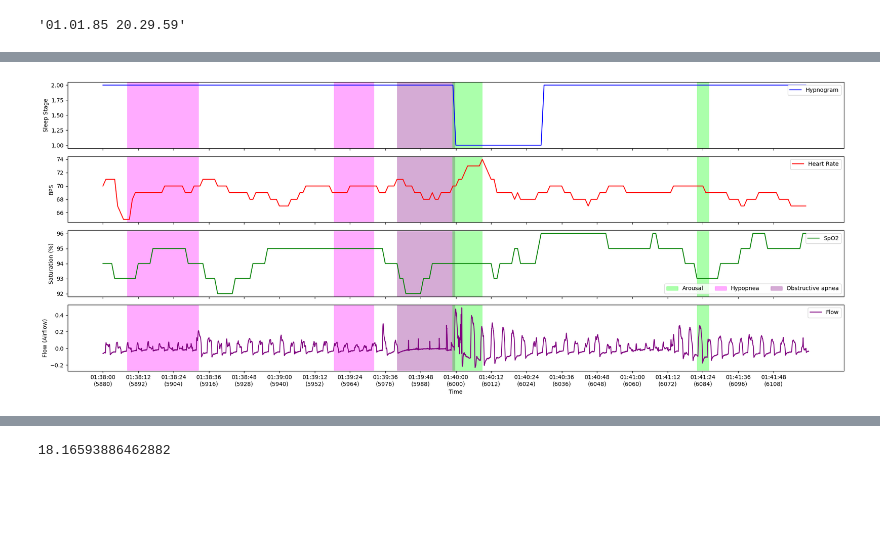
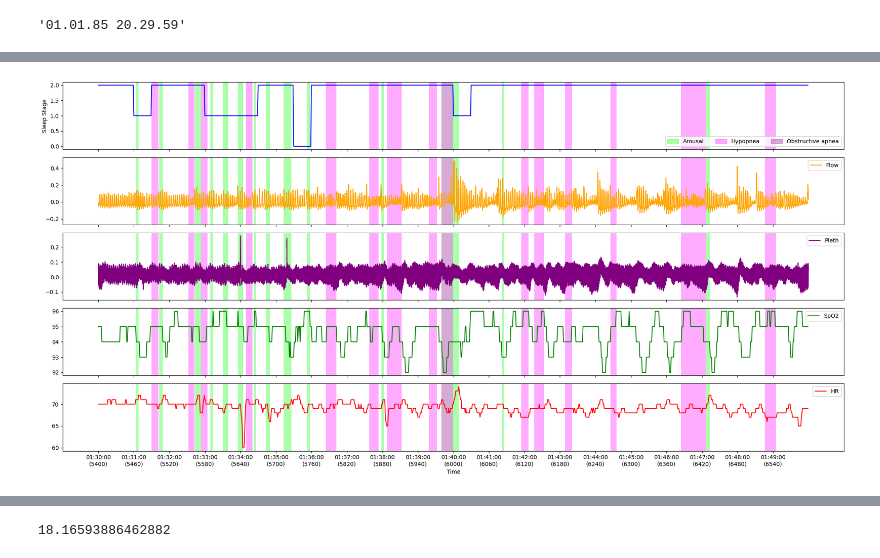
Before and after one commit to JulianBvW/Wearable-Sleep-Event-Detection, a Jupyter notebook: Notebooks/recording_test.ipynb, the cells around one changed output, grey strips where cells are left out. Drawn from its saved outputs; the diff is of its cells as text; code cells hidden in the pictures; blank space fills up the shorter version.

Commit message:
Made the look_at() function modulular (not hard coded to specific signals)

```diff
--- a/Notebooks/recording_test.ipynb
+++ b/Notebooks/recording_test.ipynb
@@ -65,4 +50,4 @@ r1.look_at('01:35:00', '00:10:00', events=['Arousal', 'Hypopnea', 'Obstructive a
 # %%
-r1.look_at('01:40:00', '00:2:00', events=['Arousal', 'Hypopnea', 'Obstructive apnea'])
+r1.look_at('01:40:00', '00:10:00', events=['Arousal', 'Hypopnea', 'Obstructive apnea'])
 # %% [output]
-[figure, old version]
+[figure, new version]
```
Also changed, not shown: parts of 13 cells of this notebook, 1 other file.
